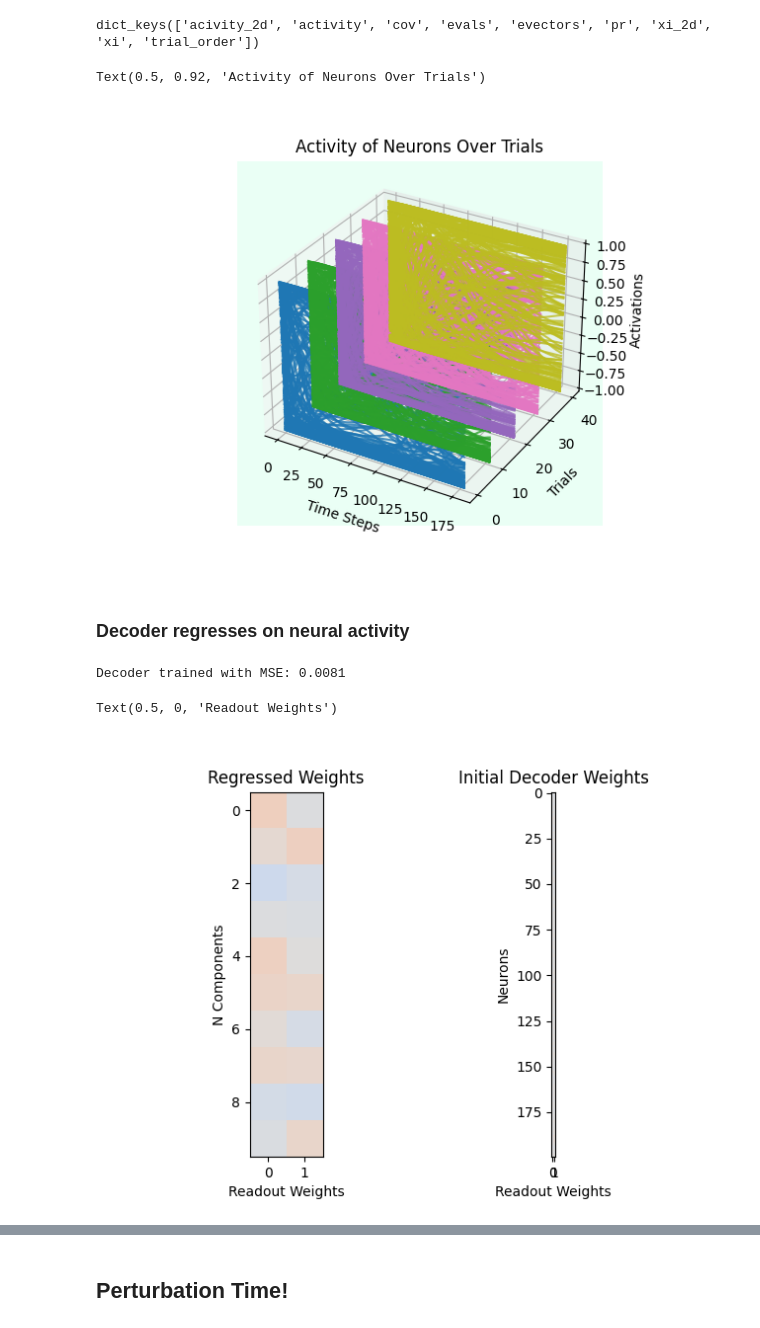
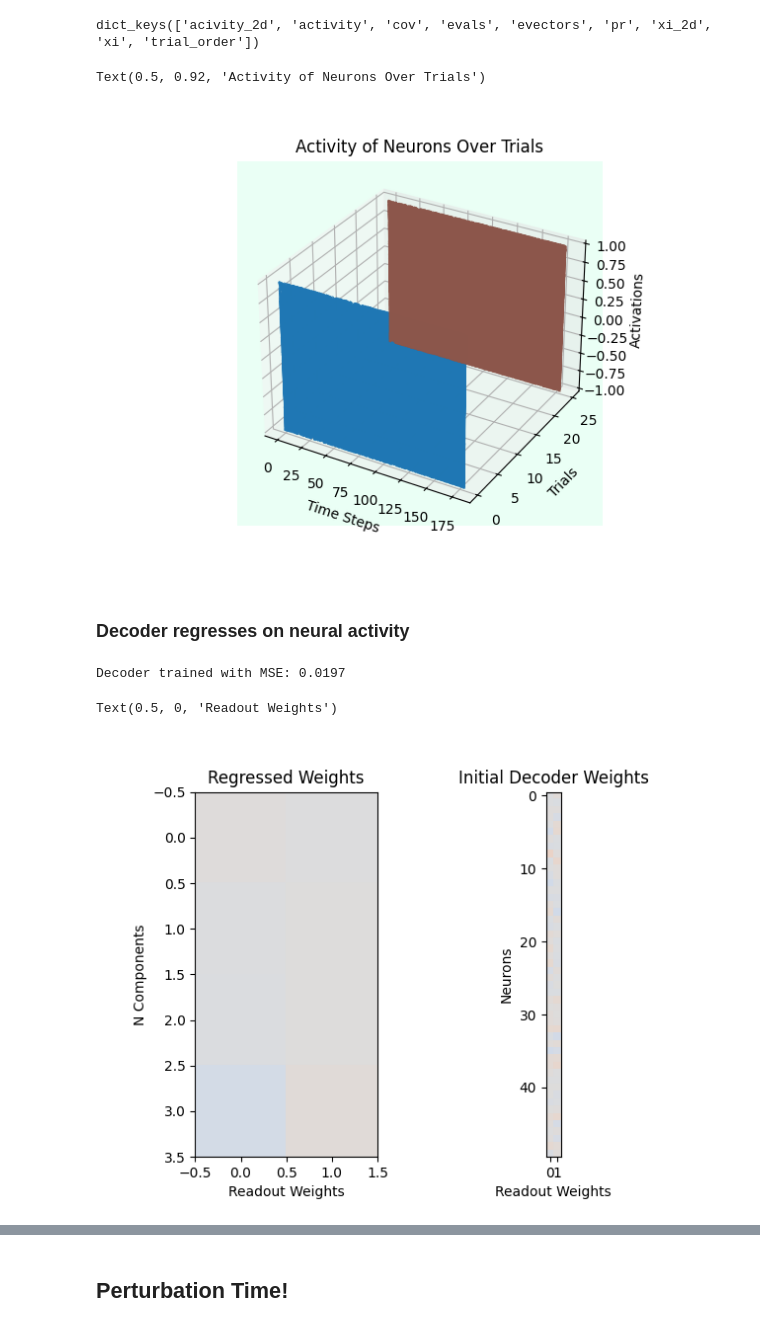
Before and after one commit to vijaynyaya/neural-manifold-and-plasticity, a Jupyter notebook: simulations/fig2_perfect_feedback_signal.ipynb, the cells around one changed output, grey strips where cells are left out. Cells and saved outputs as stored; diff of their text form; code cells hidden in the pictures.

```diff
--- a/simulations/fig2_perfect_feedback_signal.ipynb
+++ b/simulations/fig2_perfect_feedback_signal.ipynb
@@ -25,13 +25,13 @@ T_STEPS = len(TIME) # number of time steps
 TARGETS = 6 # number of radial directions
 TARGET_MAX_RADIUS = 0.2 # max reachout distance
 PULSE_LENGTH = int(TARGET_MAX_RADIUS / DT)
-N_COMPONENTS = 10  # reduced dimensionality for decoding
+N_COMPONENTS = 4  # reduced dimensionality for decoding
 # %%
 # Network Parameters
-N = 800 # number of neurons
+N = 50 # number of neurons
 G = 1.5  # recurrent coupling strength
 P = 0.2  # connection probability
-TAU = 0.1 # time constant for synaptic dynamics
+TAU = 0.01 # time constant for synaptic dynamics
 # %%
 # Training Parameters
 N_TRIALS_TRAIN = 80  # number of trials for initial training
@@ -133,24 +134,27 @@ dict_keys(['acivity_2d', 'activity', 'cov', 'evals', 'evectors', 'pr', 'xi_2d',
 # %%
 fig = plt.figure()
 ax = fig.add_subplot(111, projection='3d')
 ax.set_facecolor('#eafff5')
 activity = manifold_dict["activity"]
 
 cmap = plt.get_cmap('tab10', 50)
 
-for trial_idx in range(0, 50, 10):  # fewer trials to keep it readable
+# plot activity for particular trials.
+manifold_dict["trial_order"]
+
+for trial_idx in range(0, 50, 25):  # fewer trials to keep it readable
   for neuron_idx in range(N):
     z = neuron_idx
     x = np.arange(activity.shape[1])
     y = activity[trial_idx, :, neuron_idx]
     ax.plot(x, y, zs=trial_idx, zdir='y', alpha=0.8, color=cmap(trial_idx))
 ax.set_xlabel('Time Steps')
 ax.set_ylabel('Trials')
 ax.set_zlabel('Activations')
 ax.set_title('Activity of Neurons Over Trials')
 # %% [output]
 Text(0.5, 0.92, 'Activity of Neurons Over Trials')
-[figure, old version]
+[figure, new version]
 # %% [markdown]
 ### Decoder regresses on neural activity
 # %%
@@ -160,7 +164,7 @@ bci_loss = decoder.train(
     manifold_dict["trial_order"]
 )
 # %% [output]
-Decoder trained with MSE: 0.0081
+Decoder trained with MSE: 0.0197
 # %%
 fig, axs = plt.subplots(1, 2)
 axs[0].set_title("Regressed Weights")
@@ -174,7 +178,7 @@ axs[1].set_ylabel("Neurons")
 axs[1].set_xlabel("Readout Weights")
 # %% [output]
 Text(0.5, 0, 'Readout Weights')
-[figure, old version]
+[figure, new version]
 # %%
 og_result = decoder.decode(manifold_dict)
 og_cost = cost(og_result, target_traj[:, PULSE_LENGTH:, :], manifold_dict["trial_order"])
```
Also changed, not shown: parts of 11 cells of this notebook, 3 other files.
